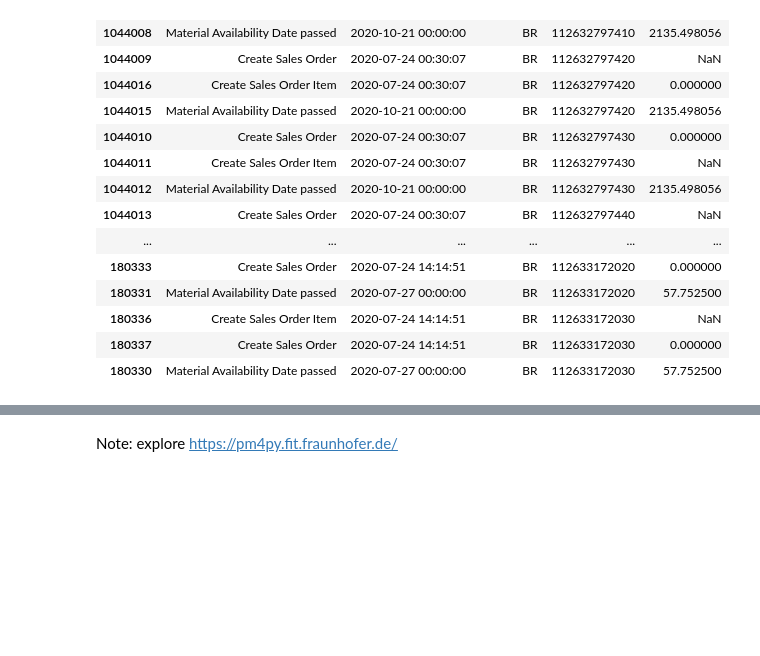
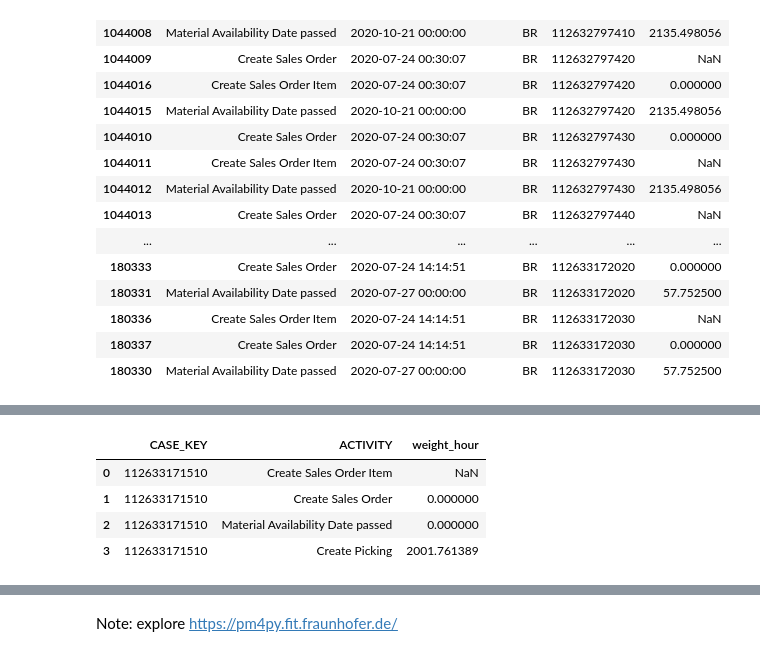
Before and after one commit to LorenzoPigozzi/GraphAnalytics_Project, a Jupyter notebook: GA_Project.ipynb, the cells around one changed output, grey strips where cells are left out. Cells and saved outputs as stored; diff of their text form; code cells hidden in the pictures; blank space fills up the shorter version.

```diff
--- a/GA_Project.ipynb
+++ b/GA_Project.ipynb
@@ -166,0 +189,8 @@ df.sort_values(['CASE_KEY', 'TIMESTAMP'], ascending = True).head(50)
+# %%
+df_1[['CASE_KEY', 'ACTIVITY', 'weight_hour']]
+# %% [output]
+|  | CASE_KEY | ACTIVITY | weight_hour |
+| 0 | 112633171510 | Create Sales Order Item | NaN |
+| 1 | 112633171510 | Create Sales Order | 0.000000 |
+| 2 | 112633171510 | Material Availability Date passed | 0.000000 |
+| 3 | 112633171510 | Create Picking | 2001.761389 |
```
Also changed, not shown: parts of 11 cells of this notebook.
